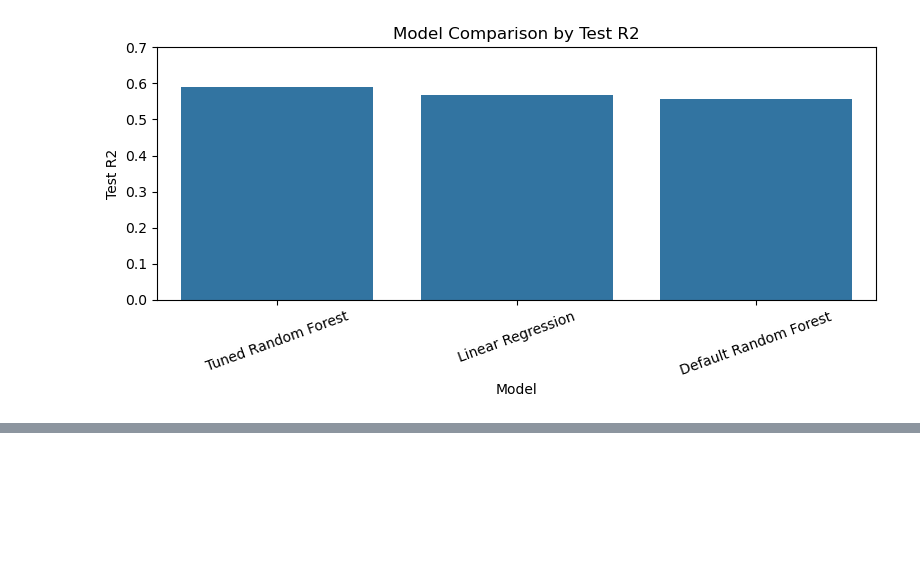
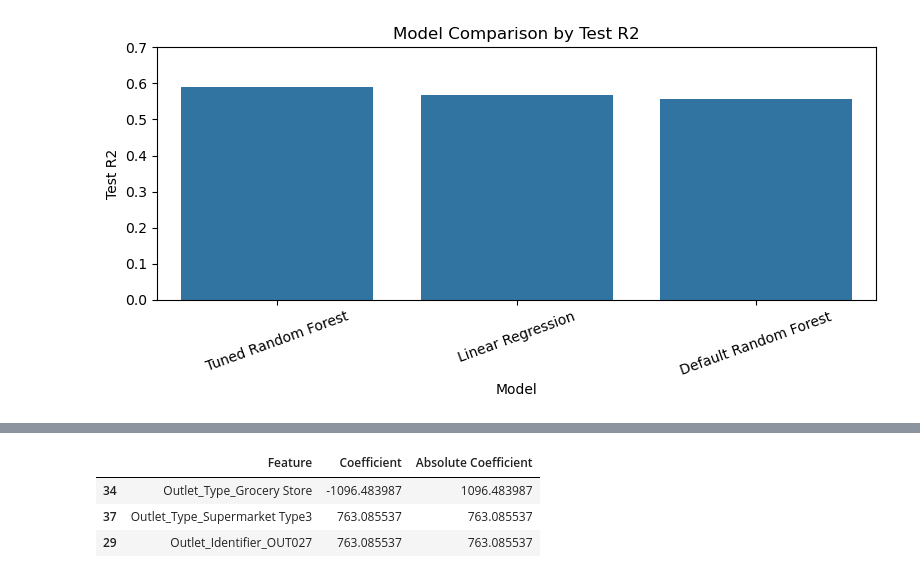
Before and after one commit to WalidAlsafadi/Prediction-of-Product-Sales, a Jupyter notebook: notebook.ipynb, the cells around one changed output, grey strips where cells are left out. Saved outputs shown, nothing was run; the diff lists cells and outputs as text; code cells hidden in the pictures; blank space fills up the shorter version.

```diff
--- a/notebook.ipynb
+++ b/notebook.ipynb
@@ -1252,0 +1276,23 @@ plt.show()
+# %%
+# Extract feature names and coefficients from the fitted Linear Regression pipeline
+linreg_feature_names = linreg_model.named_steps["preprocessor"].get_feature_names_out()
+linreg_coefficients = linreg_model.named_steps["model"].coef_
+
+linreg_coef_df = pd.DataFrame({
+    "Feature": clean_feature_names(linreg_feature_names),
+    "Coefficient": linreg_coefficients
+})
+
+linreg_coef_df["Absolute Coefficient"] = linreg_coef_df["Coefficient"].abs()
+
+top_3_coefficients = linreg_coef_df.sort_values(
+    by="Absolute Coefficient",
+    ascending=False
+).head(3)
+
+top_3_coefficients
+# %% [output]
+|  | Feature | Coefficient | Absolute Coefficient |
+| 34 | Outlet_Type_Grocery Store | -1096.483987 | 1096.483987 |
+| 37 | Outlet_Type_Supermarket Type3 | 763.085537 | 763.085537 |
+| 29 | Outlet_Identifier_OUT027 | 763.085537 | 763.085537 |
```
Also changed, not shown: parts of 11 cells of this notebook, 4 other files.
